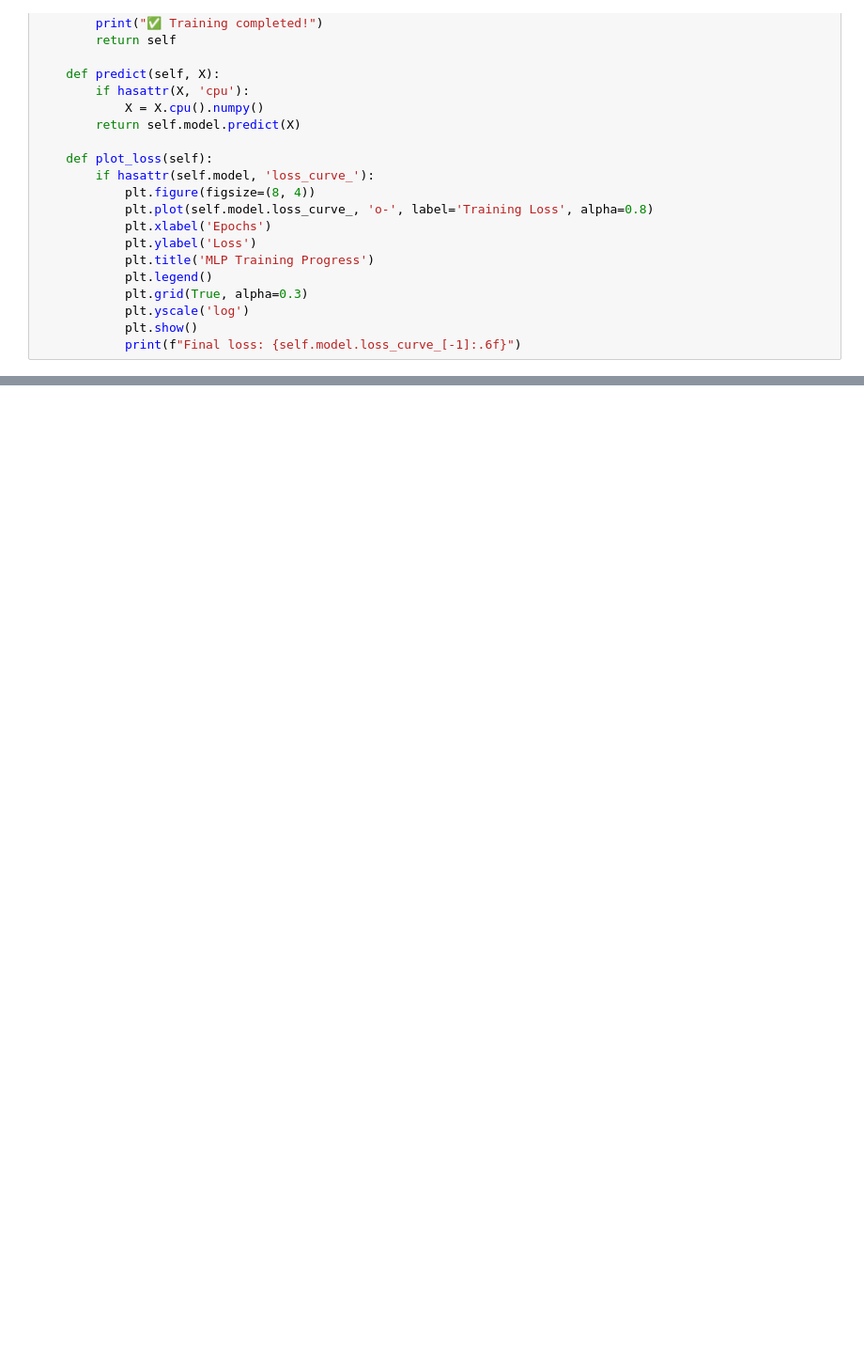
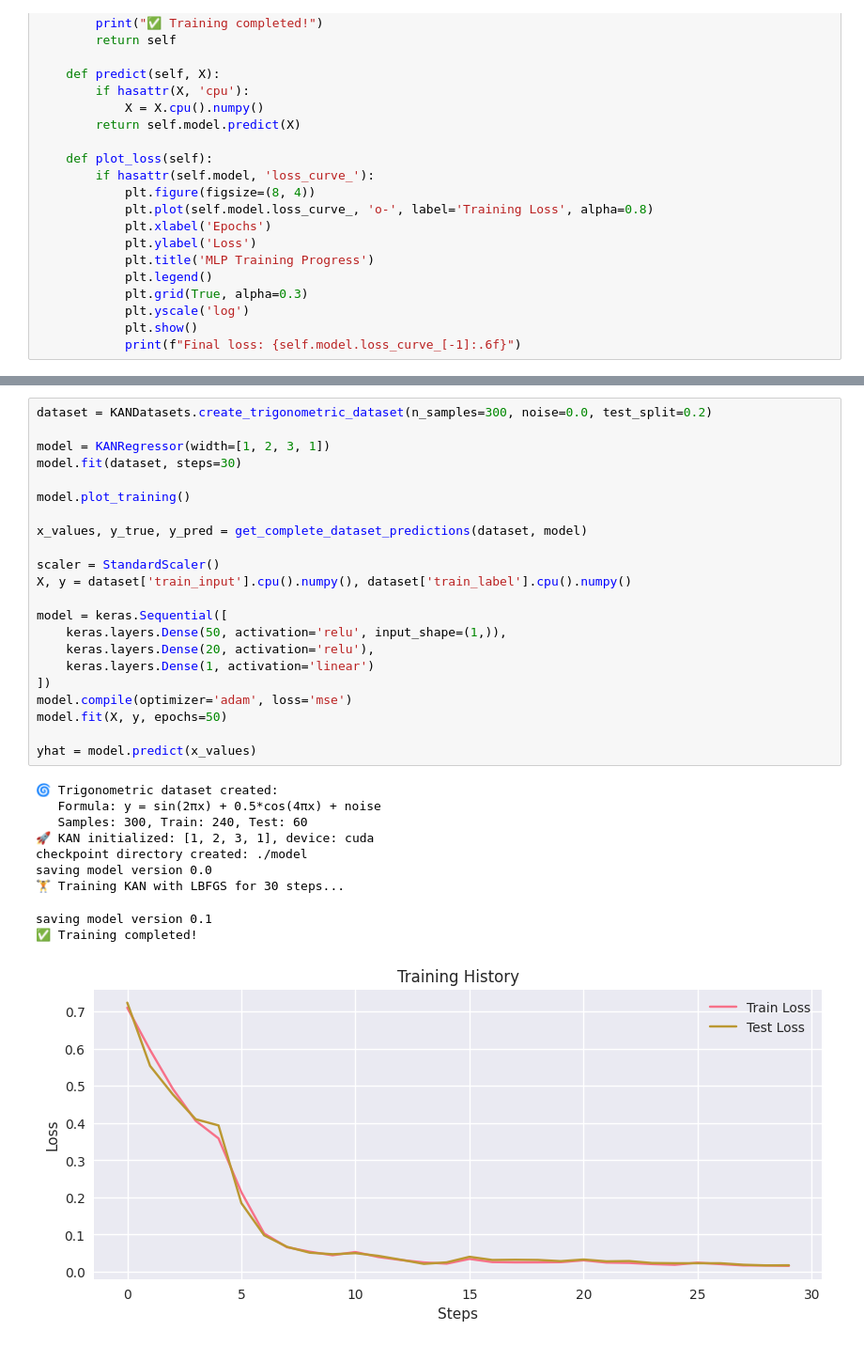
Before and after one commit to MikolajKoz/pykan, a Jupyter notebook: mgr/KAN/KAN.ipynb, the cells around one changed output, grey strips where cells are left out. Shown at 94% size. Drawn from its saved outputs; the diff is of its cells as text; blank space fills up the shorter version.

```diff
--- a/mgr/KAN/KAN.ipynb
+++ b/mgr/KAN/KAN.ipynb
@@ -848,0 +1030,33 @@ Recorded 7 points instead of 300
+# %%
+dataset = KANDatasets.create_trigonometric_dataset(n_samples=300, noise=0.0, test_split=0.2)
+
+model = KANRegressor(width=[1, 2, 3, 1])
+model.fit(dataset, steps=30)
+
+model.plot_training()
+
+x_values, y_true, y_pred = get_complete_dataset_predictions(dataset, model)
+
+scaler = StandardScaler()
+X, y = dataset['train_input'].cpu().numpy(), dataset['train_label'].cpu().numpy()
+
+model = keras.Sequential([
+    keras.layers.Dense(50, activation='relu', input_shape=(1,)),
+    keras.layers.Dense(20, activation='relu'),
+    keras.layers.Dense(1, activation='linear')
+])
+model.compile(optimizer='adam', loss='mse')
+model.fit(X, y, epochs=50)
+
+yhat = model.predict(x_values)
+# %% [output]
+🌀 Trigonometric dataset created:
+   Formula: y = sin(2πx) + 0.5*cos(4πx) + noise
+   Samples: 300, Train: 240, Test: 60
+🚀 KAN initialized: [1, 2, 3, 1], device: cuda
+checkpoint directory created: ./model
+saving model version 0.0
+🏋️ Training KAN with LBFGS for 30 steps...
+saving model version 0.1
+✅ Training completed!
+[figure, added]
```
Also changed, not shown: parts of 20 cells of this notebook, 14 other files.
